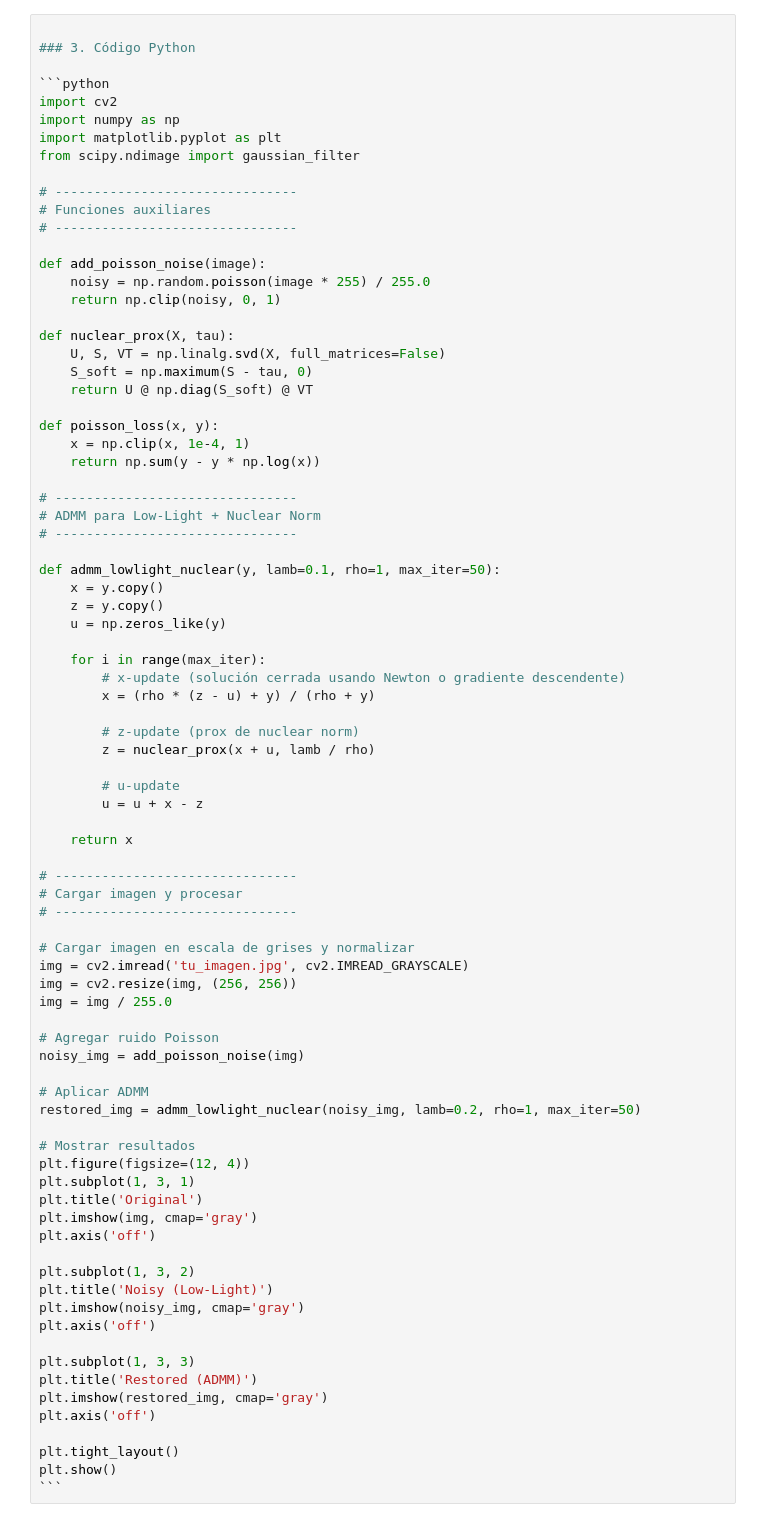
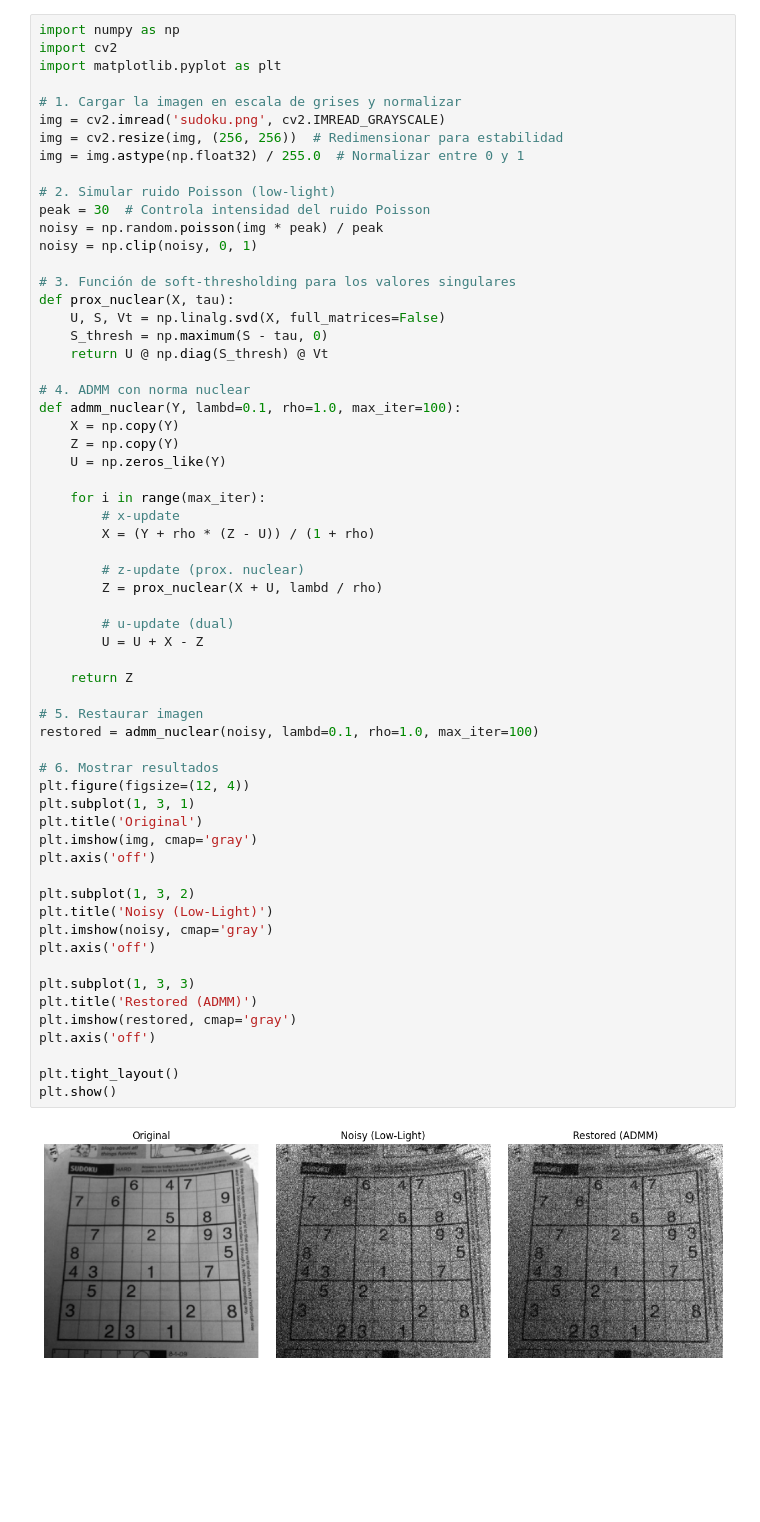
Before and after one commit to Nightcrawler9x/ADMM_algorithm, a Jupyter notebook: Proyecto.ipynb, the cells around one changed output. Saved outputs shown, nothing was run; the diff lists cells and outputs as text; blank space fills up the shorter version.

Commit message:
sudoku.png

````diff
--- a/Proyecto.ipynb
+++ b/Proyecto.ipynb
@@ -71,83 +169,63 @@ $$
 # %%
+import numpy as np
+import cv2
+import matplotlib.pyplot as plt
 
-### 3. Código Python
+# 1. Cargar la imagen en escala de grises y normalizar
+img = cv2.imread('sudoku.png', cv2.IMREAD_GRAYSCALE)
+img = cv2.resize(img, (256, 256))  # Redimensionar para estabilidad
+img = img.astype(np.float32) / 255.0  # Normalizar entre 0 y 1
 
-```python
-import cv2
-import numpy as np
-import matplotlib.pyplot as plt
-from scipy.ndimage import gaussian_filter
+# 2. Simular ruido Poisson (low-light)
+peak = 30  # Controla intensidad del ruido Poisson
+noisy = np.random.poisson(img * peak) / peak
+noisy = np.clip(noisy, 0, 1)
 
-# -------------------------------
-# Funciones auxiliares
-# -------------------------------
+# 3. Función de soft-thresholding para los valores singulares
+def prox_nuclear(X, tau):
+    U, S, Vt = np.linalg.svd(X, full_matrices=False)
+    S_thresh = np.maximum(S - tau, 0)
+    return U @ np.diag(S_thresh) @ Vt
 
-def add_poisson_noise(image):
-    noisy = np.random.poisson(image * 255) / 255.0
-    return np.clip(noisy, 0, 1)
-
-def nuclear_prox(X, tau):
-    U, S, VT = np.linalg.svd(X, full_matrices=False)
-    S_soft = np.maximum(S - tau, 0)
-    return U @ np.diag(S_soft) @ VT
-
-def poisson_loss(x, y):
-    x = np.clip(x, 1e-4, 1)
-    return np.sum(y - y * np.log(x))
-
-# -------------------------------
-# ADMM para Low-Light + Nuclear Norm
-# -------------------------------
-
-def admm_lowlight_nuclear(y, lamb=0.1, rho=1, max_iter=50):
-    x = y.copy()
-    z = y.copy()
-    u = np.zeros_like(y)
+# 4. ADMM con norma nuclear
+def admm_nuclear(Y, lambd=0.1, rho=1.0, max_iter=100):
+    X = np.copy(Y)
+    Z = np.copy(Y)
+    U = np.zeros_like(Y)
 
     for i in range(max_iter):
-        # x-update (solución cerrada usando Newton o gradiente descendente)
-        x = (rho * (z - u) + y) / (rho + y)
+        # x-update
+        X = (Y + rho * (Z - U)) / (1 + rho)
 
-        # z-update (prox de nuclear norm)
-        z = nuclear_prox(x + u, lamb / rho)
+        # z-update (prox. nuclear)
+        Z = prox_nuclear(X + U, lambd / rho)
 
-        # u-update
-        u = u + x - z
+        # u-update (dual)
+        U = U + X - Z
 
-    return x
+    return Z
 
-# -------------------------------
-# Cargar imagen y procesar
-# -------------------------------
+# 5. Restaurar imagen
+restored = admm_nuclear(noisy, lambd=0.1, rho=1.0, max_iter=100)
 
-# Cargar imagen en escala de grises y normalizar
-img = cv2.imread('tu_imagen.jpg', cv2.IMREAD_GRAYSCALE)
-img = cv2.resize(img, (256, 256))
-img = img / 255.0
-
-# Agregar ruido Poisson
-noisy_img = add_poisson_noise(img)
-
-# Aplicar ADMM
-restored_img = admm_lowlight_nuclear(noisy_img, lamb=0.2, rho=1, max_iter=50)
-
-# Mostrar resultados
+# 6. Mostrar resultados
 plt.figure(figsize=(12, 4))
 plt.subplot(1, 3, 1)
 plt.title('Original')
 plt.imshow(img, cmap='gray')
 plt.axis('off')
 
 plt.subplot(1, 3, 2)
 plt.title('Noisy (Low-Light)')
-plt.imshow(noisy_img, cmap='gray')
+plt.imshow(noisy, cmap='gray')
 plt.axis('off')
 
 plt.subplot(1, 3, 3)
 plt.title('Restored (ADMM)')
-plt.imshow(restored_img, cmap='gray')
+plt.imshow(restored, cmap='gray')
 plt.axis('off')
 
 plt.tight_layout()
 plt.show()
-```
+# %% [output]
+[figure, added]
````
Also changed, not shown: parts of 7 cells of this notebook.
